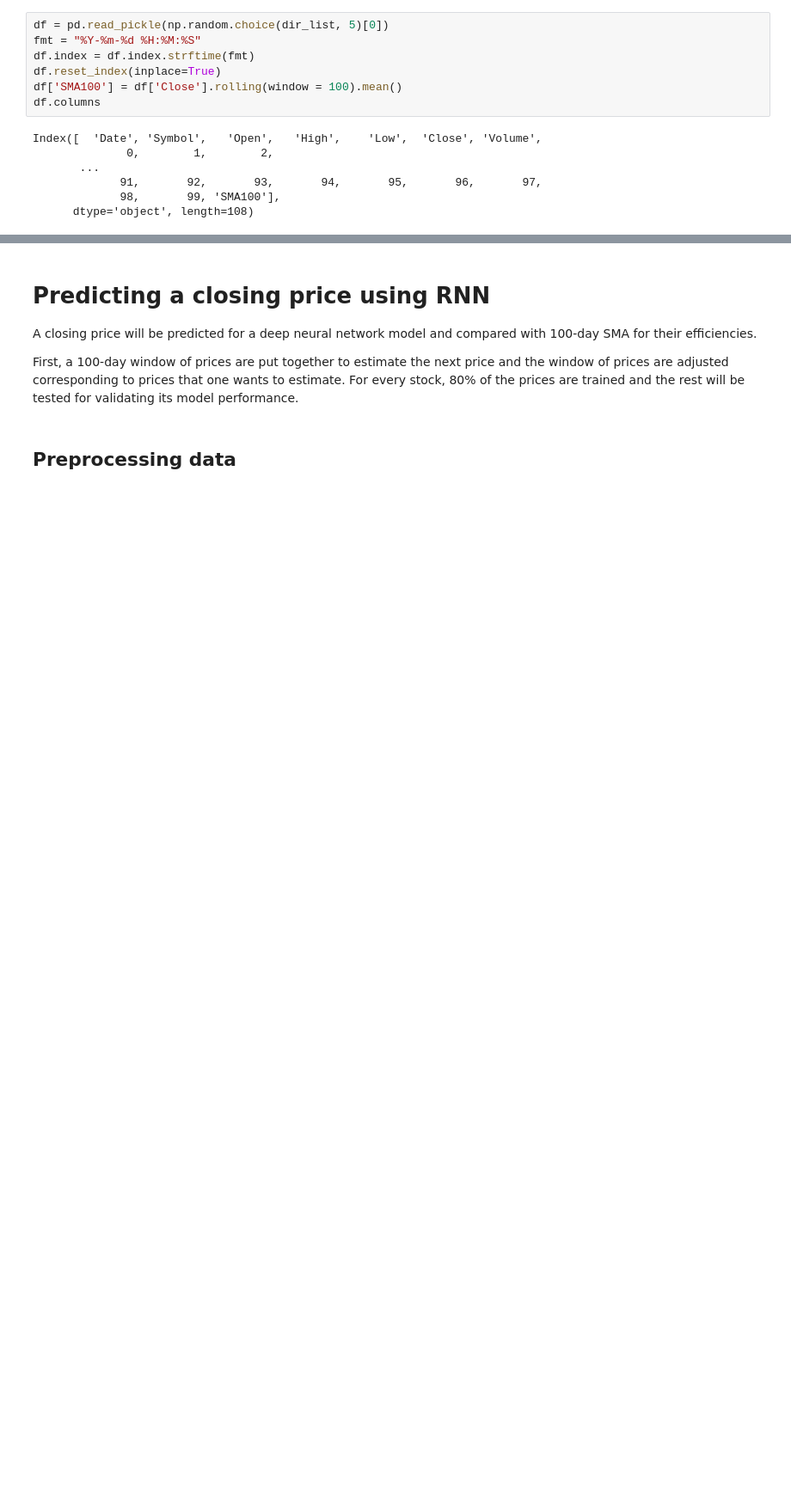
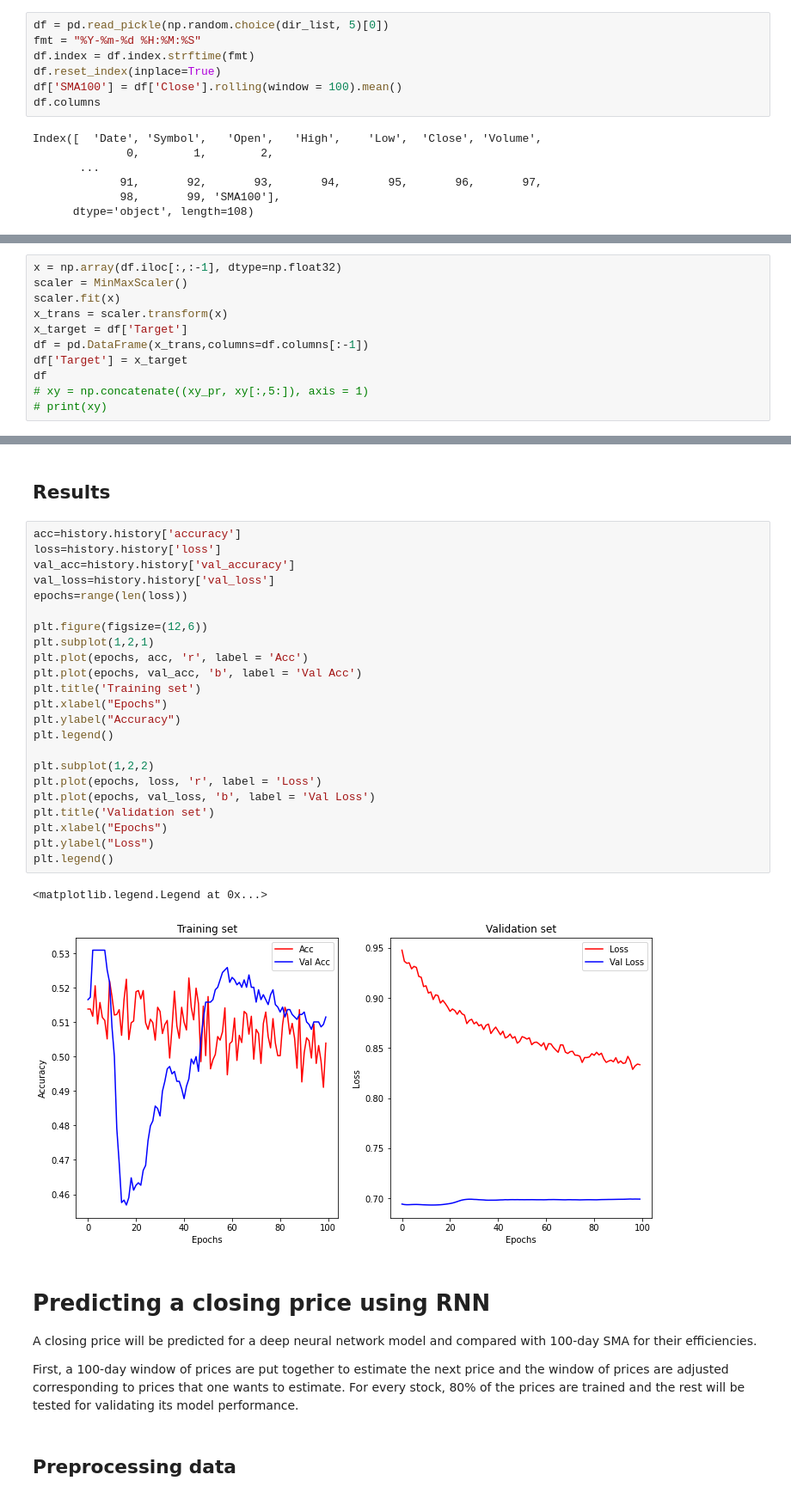
Before and after one commit to JeffJongyoon/Stock-price-prediction, a Jupyter notebook: Model.ipynb, the cells around one changed output, grey strips where cells are left out. Shown at 86% size. Saved outputs shown, nothing was run; the diff lists cells and outputs as text; blank space fills up the shorter version.

```diff
--- a/Model.ipynb
+++ b/Model.ipynb
@@ -57,0 +99,11 @@ df.head()
+# %%
+x = np.array(df.iloc[:,:-1], dtype=np.float32)
+scaler = MinMaxScaler()
+scaler.fit(x)
+x_trans = scaler.transform(x)
+x_target = df['Target']
+df = pd.DataFrame(x_trans,columns=df.columns[:-1])
+df['Target'] = x_target
+df
+# xy = np.concatenate((xy_pr, xy[:,5:]), axis = 1)
+# print(xy)
@@ -58,3 +223,31 @@ df.head()
+# %% [markdown]
+## Results
+# %%
+acc=history.history['accuracy']
+loss=history.history['loss']
+val_acc=history.history['val_accuracy']
+val_loss=history.history['val_loss']
+epochs=range(len(loss))
+
+plt.figure(figsize=(12,6))
+plt.subplot(1,2,1)
+plt.plot(epochs, acc, 'r', label = 'Acc')
+plt.plot(epochs, val_acc, 'b', label = 'Val Acc')
+plt.title('Training set')
+plt.xlabel("Epochs")
+plt.ylabel("Accuracy")
+plt.legend()
+
+plt.subplot(1,2,2)
+plt.plot(epochs, loss, 'r', label = 'Loss')
+plt.plot(epochs, val_loss, 'b', label = 'Val Loss')
+plt.title('Validation set')
+plt.xlabel("Epochs")
+plt.ylabel("Loss")
+plt.legend()
+# %% [output]
+<matplotlib.legend.Legend at 0x...>
+[figure, added]
 # %% [markdown]
 # Predicting a closing price using RNN
 
```
Also changed, not shown: parts of 12 cells of this notebook.
